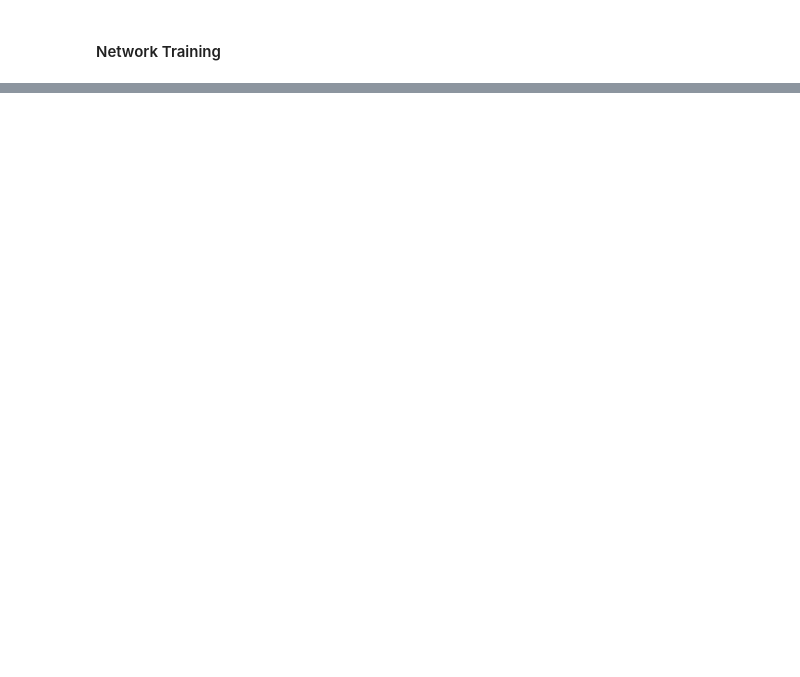
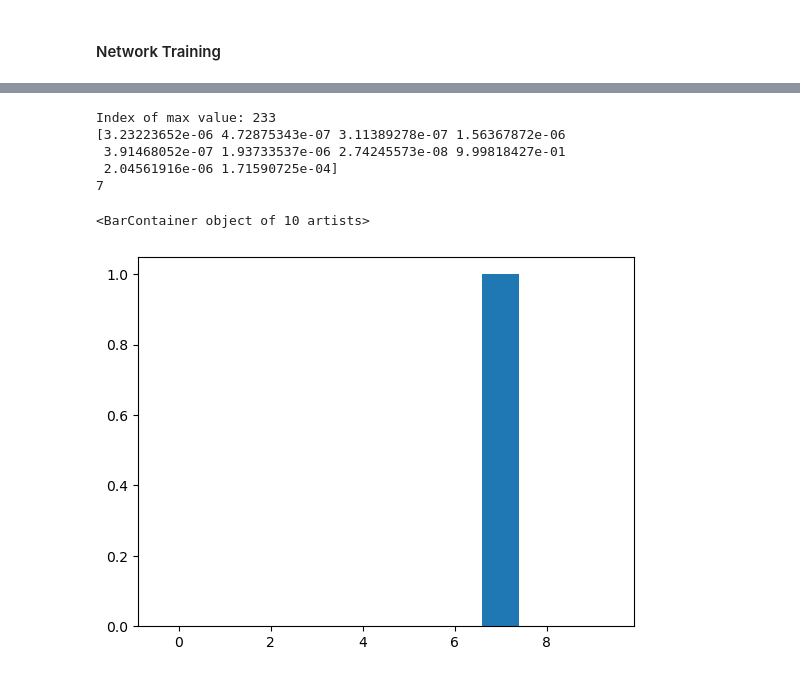
Before and after one commit to mario-ruoff/machine-learning-collection, a Jupyter notebook: neural_network.ipynb, the cells around one changed output, grey strips where cells are left out. Drawn from its saved outputs; the diff is of its cells as text; code cells hidden in the pictures; blank space fills up the shorter version.

```diff
--- a/neural_network.ipynb
+++ b/neural_network.ipynb
@@ -104,0 +123,21 @@ Done
+# %%
+# Print max value index
+max_index = test_losses.index(max(test_losses))
+print("Index of max value:", max_index)
+
+# Print accuracy
+hits = [test_outputs.index(max(test_outputs[index])) == y_test[index] for index in range(len(x_test))]
+print("Accuracy:", sum(hits) / len(hits))
+
+# Plotting the bar chart
+print(test_outputs[0])
+print(y_test[0])
+plt.bar(range(len(test_outputs[0])), test_outputs[0])
+# %% [output]
+Index of max value: 233
+[3.23223652e-06 4.72875343e-07 3.11389278e-07 1.56367872e-06
+ 3.91468052e-07 1.93733537e-06 2.74245573e-08 9.99818427e-01
+ 2.04561916e-06 1.71590725e-04]
+7
+<BarContainer object of 10 artists>
+[figure, added]
```
Also changed, not shown: parts of 8 cells of this notebook, 1 other file.
